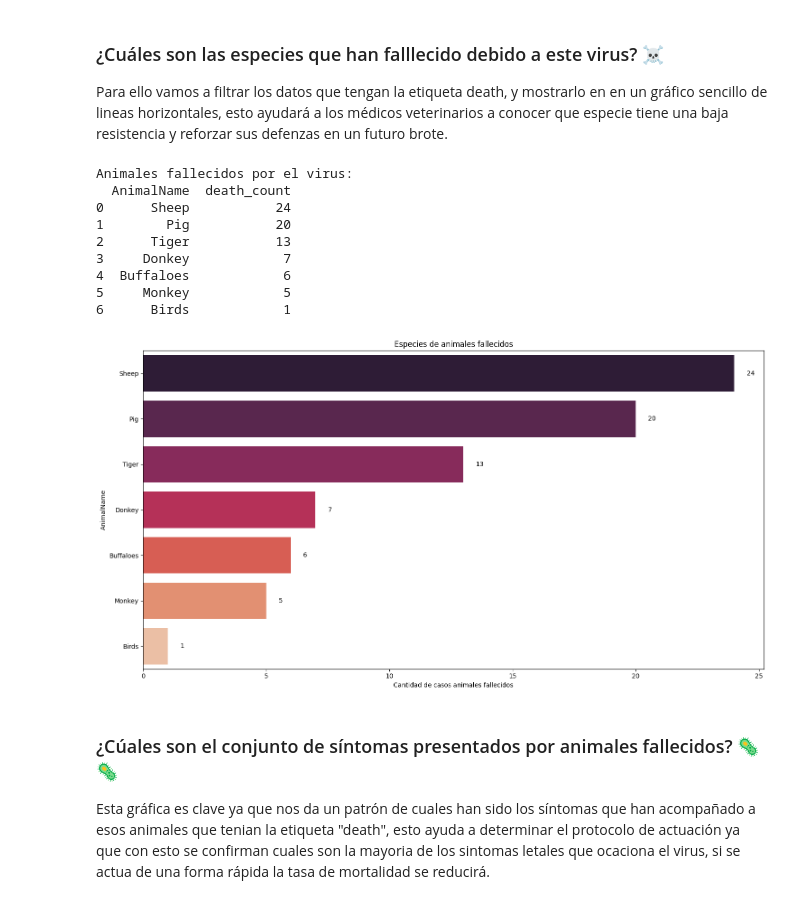
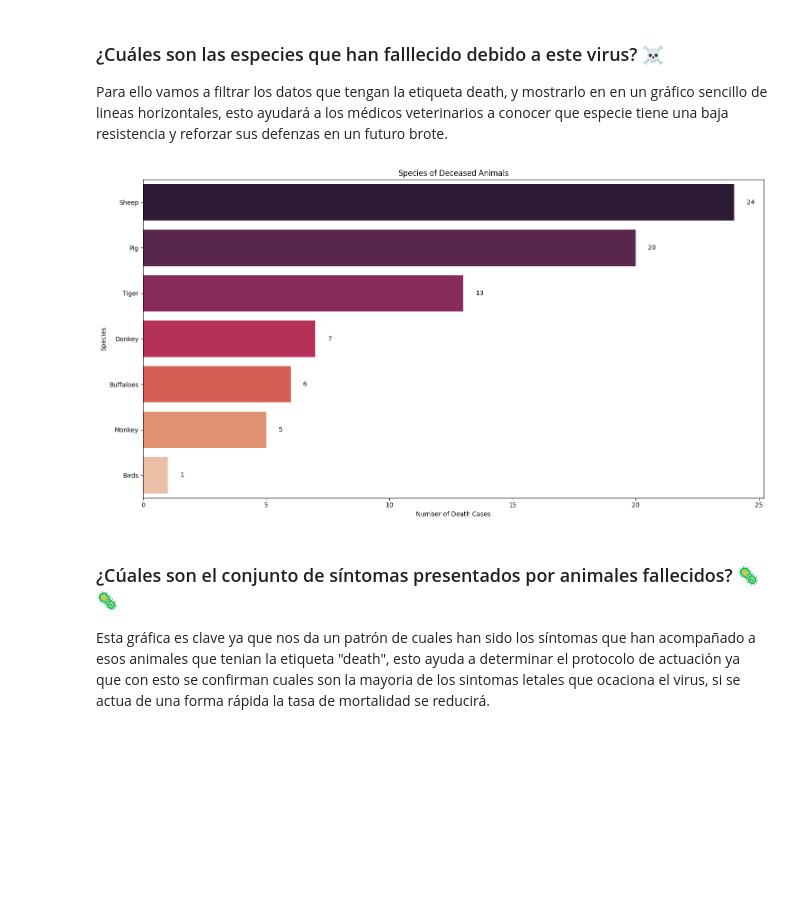
Before and after one commit to Bootcamp-IA-P4/VirusAlert, a Jupyter notebook: Datathon.ipynb, the cells around one changed output. Saved outputs shown, nothing was run; the diff lists cells and outputs as text; code cells hidden in the pictures; blank space fills up the shorter version.

```diff
--- a/Datathon.ipynb
+++ b/Datathon.ipynb
@@ -321,8 +310,8 @@ fever_mask = df[symptom_cols].apply(lambda row: row.astype(str).str.contains("fe
 df_fever = df[fever_mask]
 
 # Imprimimos la cantidad de registros encontrados para depuración
-print("Cantidad de registros con 'fever':", len(df_fever))
-print(df_fever.head())
+# print("Cantidad de registros con 'fever':", len(df_fever))
+# print(df_fever.head())
 
 if df_fever.empty:
     print("No se encontraron registros con 'fever'. Revisa el contenido de tus datos.")
@@ -330,8 +319,8 @@ else:
     # Agrupamos por especie y contamos la cantidad de casos que presentan fever
     species_fever_counts = df_fever['AnimalName'].value_counts().reset_index()
     species_fever_counts.columns = ['AnimalName', 'CasesWithFever']
-    print("\nTop 10 especies con casos de fever:")
-    print(species_fever_counts.head(10))
+   # print("\nTop 10 especies con casos de fever:")
+   # print(species_fever_counts.head(10))
 
     # Visualizamos el resultado en un gráfico de barras horizontal
     plt.figure(figsize=(15,8))
@@ -342,7 +331,8 @@ else:
                      palette='coolwarm',
                      dodge=False,
                      legend=False)
-    ax.set(xlabel='Casos con fever', ylabel='Especie', title='Especies más propensas a tener fiebre')
+
+    ax.set(xlabel='Cases with Fever', ylabel='Species', title='Species Most Prone to Having Fever')
 
     # Añadimos etiquetas a cada barra
     for p in ax.patches:
@@ -380,46 +353,37 @@ df[symptom_cols] = df[symptom_cols].apply(lambda col: col.map(lambda x: x.strip(
 
 
 # Convertimos el DataFrame a formato largo, incluyendo la columna 'AnimalName'
 df_melt = df.melt(id_vars=['AnimalName'], value_vars=symptom_cols,
                   var_name='symptom_col', value_name='symptom')
 
 # Normalizamos la columna 'symptom': quitamos espacios y pasamos a minúsculas
 df_melt['symptom'] = df_melt['symptom'].astype(str).str.strip().str.lower()
 df_melt = df_melt[(df_melt['symptom'] != '') & (df_melt['symptom'].notna())]
 
 # Filtramos las filas donde el síntoma es "death"
 death_df = df_melt[df_melt['symptom'] == 'death']
 
 # Agrupamos por especie (AnimalName) y contamos cuántos registros tienen la etiqueta "death"
 death_counts = death_df['AnimalName'].value_counts().reset_index()
 death_counts.columns = ['AnimalName', 'death_count']
 
-print("Animales fallecidos por el virus:")
-print(death_counts)
+# print("Animales fallecidos por el virus:")
+# print(death_counts)
 
 # Visualizamos el resultado en un gráfico de barras horizontal
 plt.figure(figsize=(15,8))
 ax = sns.barplot(data=death_counts, x='death_count', y='AnimalName', hue='AnimalName', palette='rocket', dodge=False, legend=False)
-ax.set(xlabel='Cantidad de casos animales fallecidos', ylabel='AnimalName', title='Especies de animales fallecidos')
+ax.set(xlabel='Number of Death Cases', ylabel='Species', title='Species of Deceased Animals')
 
 # Añadimos etiquetas a cada barra
 for patch in ax.patches:
     width = patch.get_width()
     ax.text(width + 0.5, patch.get_y() + patch.get_height()/2, f'{int(width)}', ha='left', va='center', fontsize=10)
 
 plt.tight_layout()
 plt.show()
 # %% [output]
-Animales fallecidos por el virus:
-  AnimalName  death_count
-0      Sheep           24
-1        Pig           20
-2      Tiger           13
-3     Donkey            7
-4  Buffaloes            6
-5     Monkey            5
-6      Birds            1
-[figure, old version]
+[figure, new version]
 # %% [markdown]
 ### ¿Cúales son el conjunto de síntomas presentados por animales fallecidos? 🦠 🦠
 Esta gráfica es clave ya que nos da un patrón de cuales han sido los síntomas que han acompañado a esos animales que tenian la etiqueta "death", esto ayuda a determinar el protocolo de actuación ya que con esto se confirman cuales son la mayoria de los sintomas letales que ocaciona el virus, si se actua de una forma rápida la tasa de mortalidad se reducirá.
```
Also changed, not shown: parts of 7 cells of this notebook.
